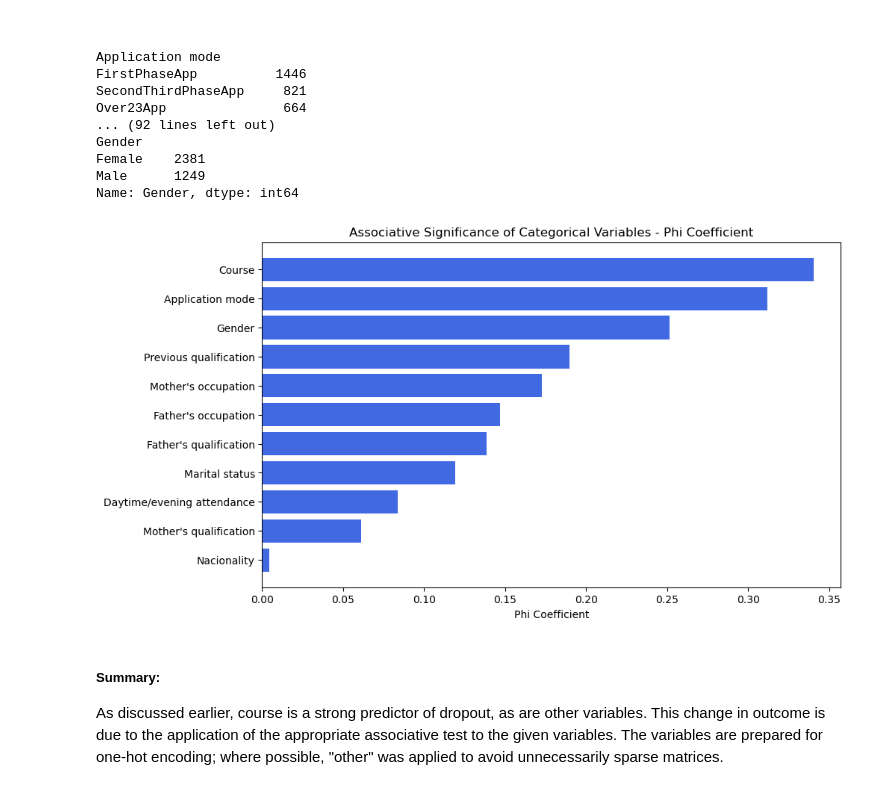
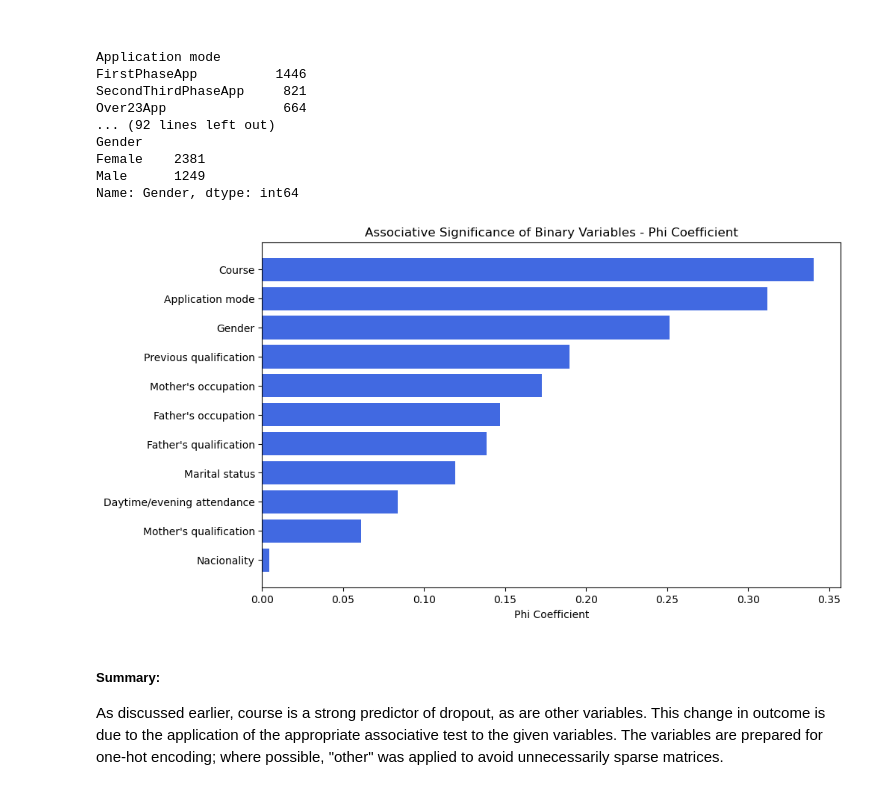
Before and after one commit to Kevin-Kwasnik/student-dropout-prediction, a Jupyter notebook: 2.Analysis/EDA.ipynb, the cells around one changed output. Saved outputs shown, nothing was run; the diff lists cells and outputs as text; code cells hidden in the pictures.

Commit message:
phi for binary variable

```diff
--- a/2.Analysis/EDA.ipynb
+++ b/2.Analysis/EDA.ipynb
@@ -876,35 +876,35 @@ for col in data_type_mapping[data_type_mapping['Data Type'] == 'Categorical']['C
     n = table.sum().sum()
     chi2_stat, p_value, dof, expected = chi2_contingency(table)
 
     # Store results in lists
     columns.append(col)
     chi2_stats.append(chi2_stat)
     p_values.append(p_value)
     n_obs.append(n)
     phi.append(np.sqrt(chi2_stat / n))
 
 # Create a DataFrame for plotting
 results_df = pd.DataFrame({
     'Column': columns,
     'Chi2 Stat': chi2_stats,
     'P-value': p_values,
     'Num Observations': n_obs,
     'Phi Coefficient': phi
 })
 
 
 # Sort the DataFrame by P-value in ascending order
 results_df = results_df.sort_values(by='Phi Coefficient', ascending= True)
 
 # Plot the results
 plt.figure(figsize=(10, 6))
 plt.barh(results_df['Column'], results_df['Phi Coefficient'], color='royalblue')
 #plt.xscale('log')  # Use log scale for better visualization if p-values vary widely
 plt.xlabel('Phi Coefficient')
-plt.title('Associative Significance of Categorical Variables - Phi Coefficient')
+plt.title('Associative Significance of Binary Variables - Phi Coefficient')
 plt.show()
 # %% [output]
-[figure, old version]
+[figure, new version]
 # %% [markdown]
 ##### Summary:
 
```
